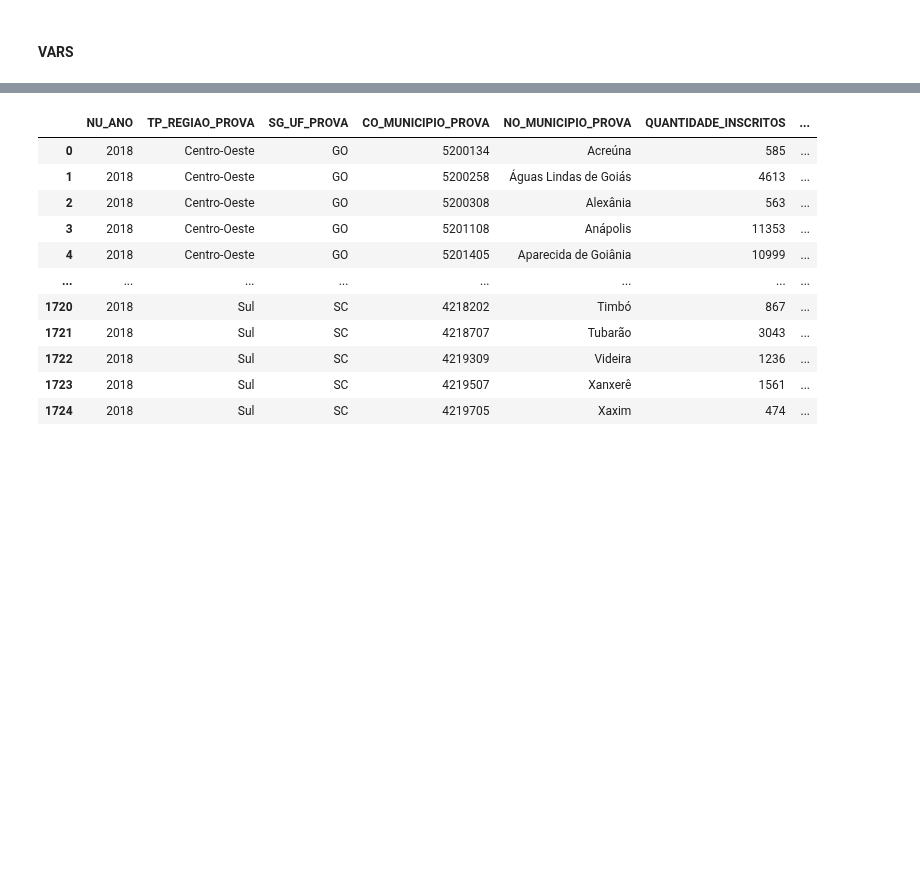
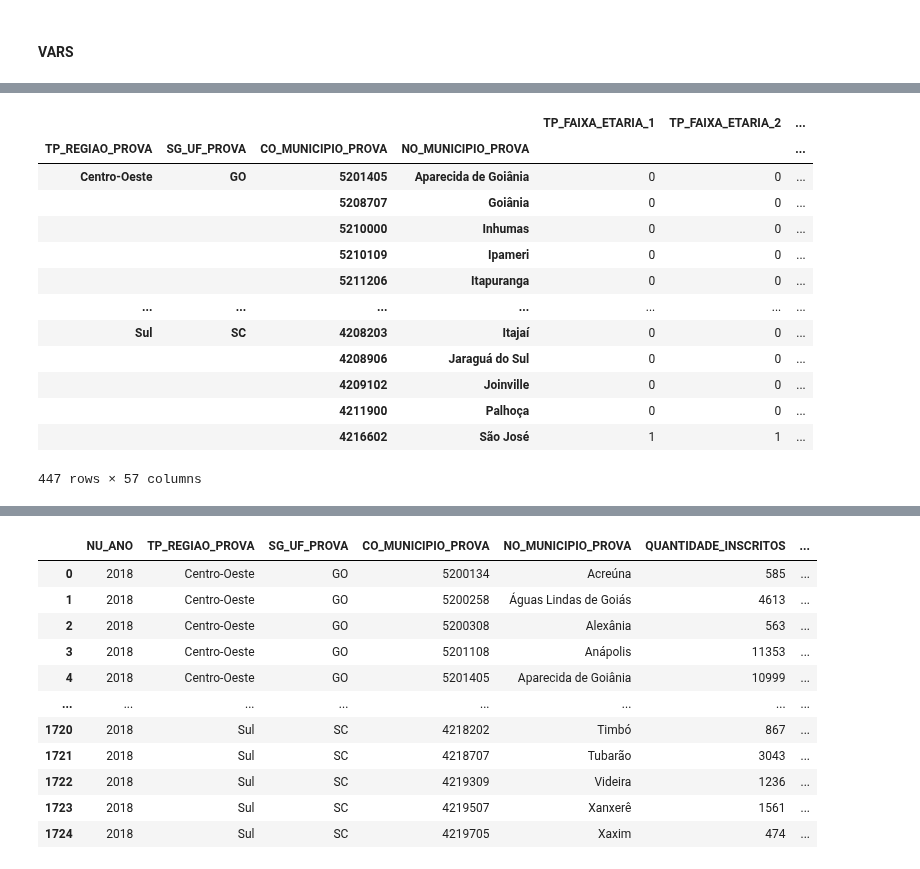
Before and after one commit to Bruno-Santana-Eco/Analise-de-Dados-ENEM, a Jupyter notebook: DataPrep.ipynb, the cells around one changed output, grey strips where cells are left out. Drawn from its saved outputs; the diff is of its cells as text; code cells hidden in the pictures; blank space fills up the shorter version.

```diff
--- a/DataPrep.ipynb
+++ b/DataPrep.ipynb
@@ -430,0 +437,17 @@ NotImplementedError: Can only union MultiIndex with MultiIndex or Index of tuple
+# %%
+build_distribution_freq(df_enem, municipality_view, cat_columns)
+# %% [output]
+|  |  |  |  | TP_FAIXA_ETARIA_1 | TP_FAIXA_ETARIA_2 | ... |
+| TP_REGIAO_PROVA | SG_UF_PROVA | CO_MUNICIPIO_PROVA | NO_MUNICIPIO_PROVA |  |  | ... |
+| Centro-Oeste | GO | 5201405 | Aparecida de Goiânia | 0 | 0 | ... |
+|  |  | 5208707 | Goiânia | 0 | 0 | ... |
+|  |  | 5210000 | Inhumas | 0 | 0 | ... |
+|  |  | 5210109 | Ipameri | 0 | 0 | ... |
+|  |  | 5211206 | Itapuranga | 0 | 0 | ... |
+| ... | ... | ... | ... | ... | ... | ... |
+| Sul | SC | 4208203 | Itajaí | 0 | 0 | ... |
+|  |  | 4208906 | Jaraguá do Sul | 0 | 0 | ... |
+|  |  | 4209102 | Joinville | 0 | 0 | ... |
+|  |  | 4211900 | Palhoça | 0 | 0 | ... |
+|  |  | 4216602 | São José | 1 | 1 | ... |
+447 rows × 57 columns
```
Also changed, not shown: parts of 9 cells of this notebook, 3 other files.
